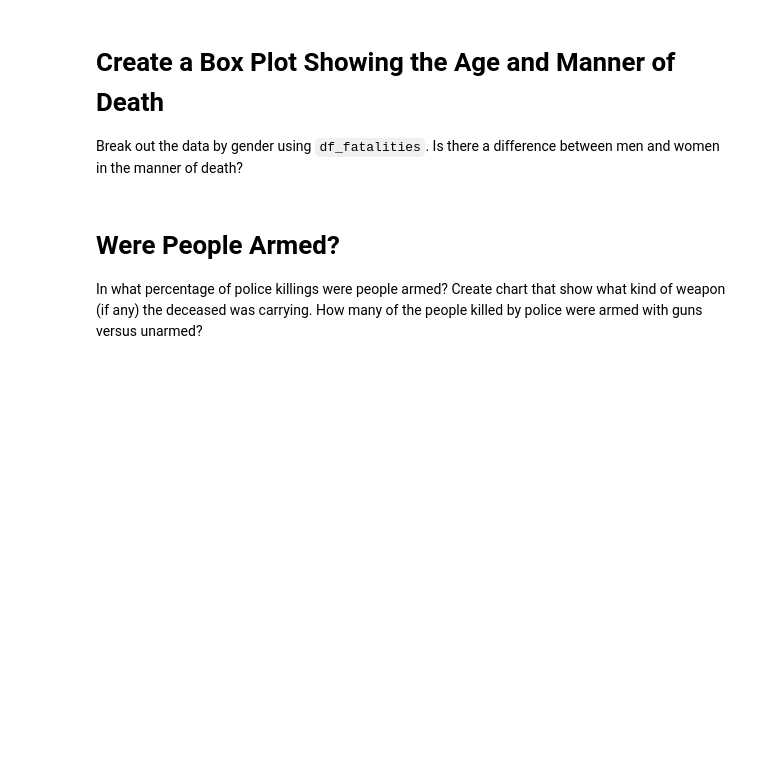
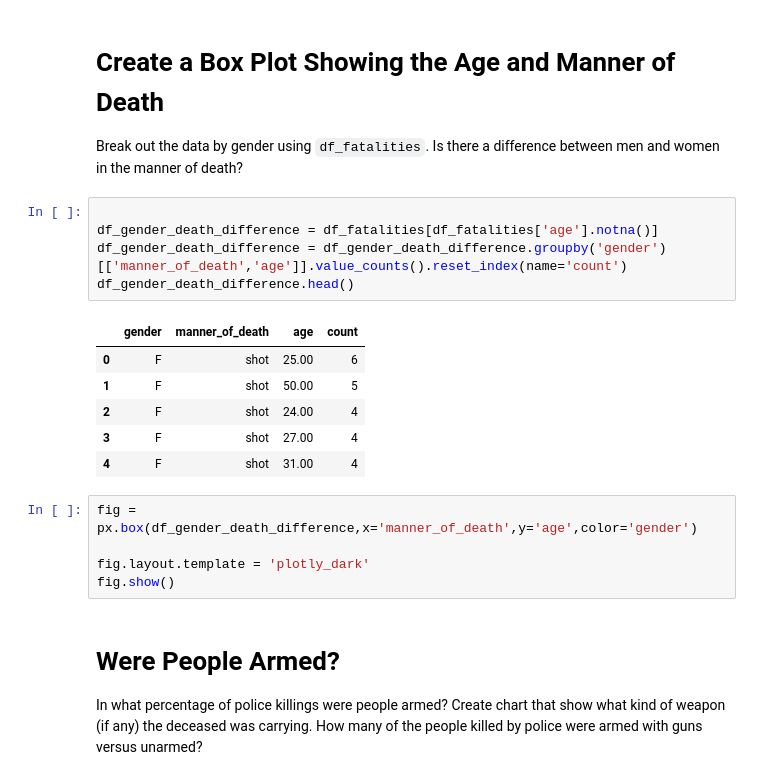
Before and after one commit to SeanRVACode/Professional-Portfolio, a Jupyter notebook: Analyze Deaths involving Police in the US/Fatal_Force_(start).ipynb, the cells around one changed output. Drawn from its saved outputs; the diff is of its cells as text; blank space fills up the shorter version.

Commit message:
difference between men and women in manner of death

```diff
--- a/Analyze Deaths involving Police in the US/Fatal_Force_(start).ipynb
+++ b/Analyze Deaths involving Police in the US/Fatal_Force_(start).ipynb
@@ -348,6 +348,23 @@ fig.show()
 # Create a Box Plot Showing the Age and Manner of Death
 
 Break out the data by gender using `df_fatalities`. Is there a difference between men and women in the manner of death?
+# %%
+
+df_gender_death_difference = df_fatalities[df_fatalities['age'].notna()]
+df_gender_death_difference = df_gender_death_difference.groupby('gender')[['manner_of_death','age']].value_counts().reset_index(name='count')
+df_gender_death_difference.head()
+# %% [output]
+|  | gender | manner_of_death | age | count |
+| 0 | F | shot | 25.00 | 6 |
+| 1 | F | shot | 50.00 | 5 |
+| 2 | F | shot | 24.00 | 4 |
+| 3 | F | shot | 27.00 | 4 |
+| 4 | F | shot | 31.00 | 4 |
+# %%
+fig = px.box(df_gender_death_difference,x='manner_of_death',y='age',color='gender')
+
+fig.layout.template = 'plotly_dark'
+fig.show()
 # %% [markdown]
 # Were People Armed?
 
```
